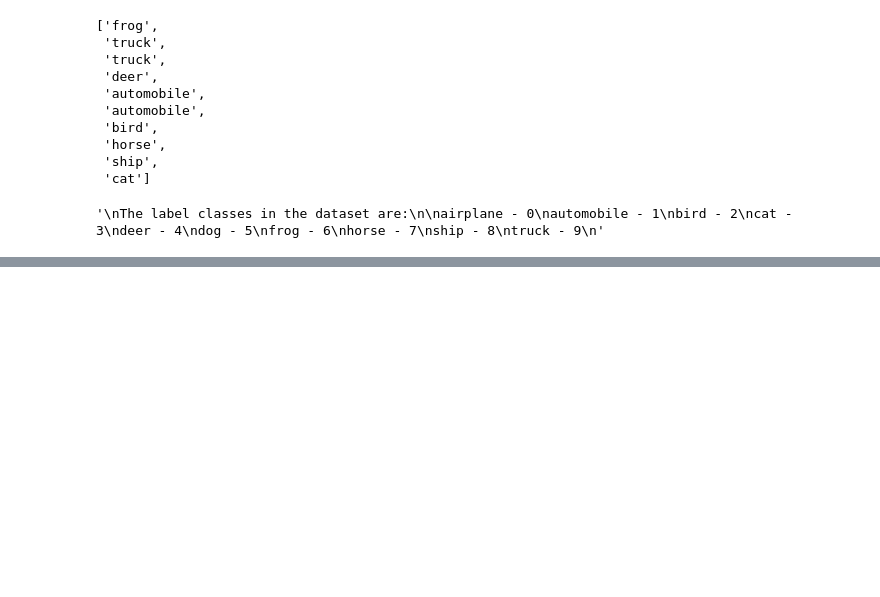
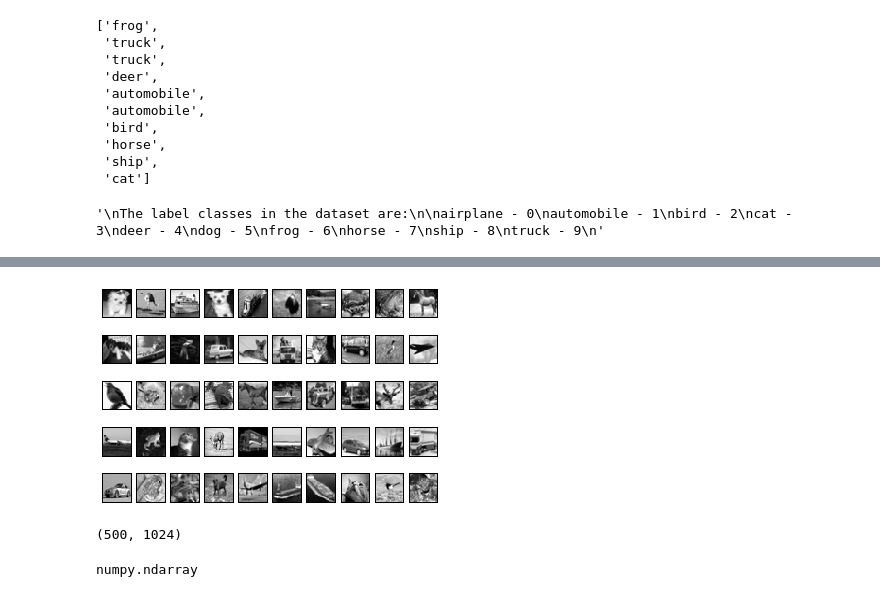
Before and after one commit to ageek/pynotebooks, a Jupyter notebook: kaggle-Object-Recognition-in-Images-CIFAR10.ipynb, the cells around one changed output, grey strips where cells are left out. Saved outputs shown, nothing was run; the diff lists cells and outputs as text; code cells hidden in the pictures; blank space fills up the shorter version.

```diff
--- a/kaggle-Object-Recognition-in-Images-CIFAR10.ipynb
+++ b/kaggle-Object-Recognition-in-Images-CIFAR10.ipynb
@@ -119,0 +189,10 @@ truck - 9
+# %%
+#display gray images
+for i, j in enumerate(np.random.permutation(X)[:50]):
+    #print "selecting %d th image" %(j)
+    pl.subplot(5,10, i+1)
+    pl.imshow(myrgb2gray(j), cmap=pl.gray(), interpolation='nearest')
+    pl.xticks(())
+    pl.yticks(())
+# %% [output]
+[figure, added]
@@ -119,0 +206,8 @@ truck - 9
+# %%
+X_gray.shape
+# %% [output]
+(500, 1024)
+# %%
+type(X_gray)
+# %% [output]
+numpy.ndarray
```
Also changed, not shown: parts of 33 cells of this notebook.
